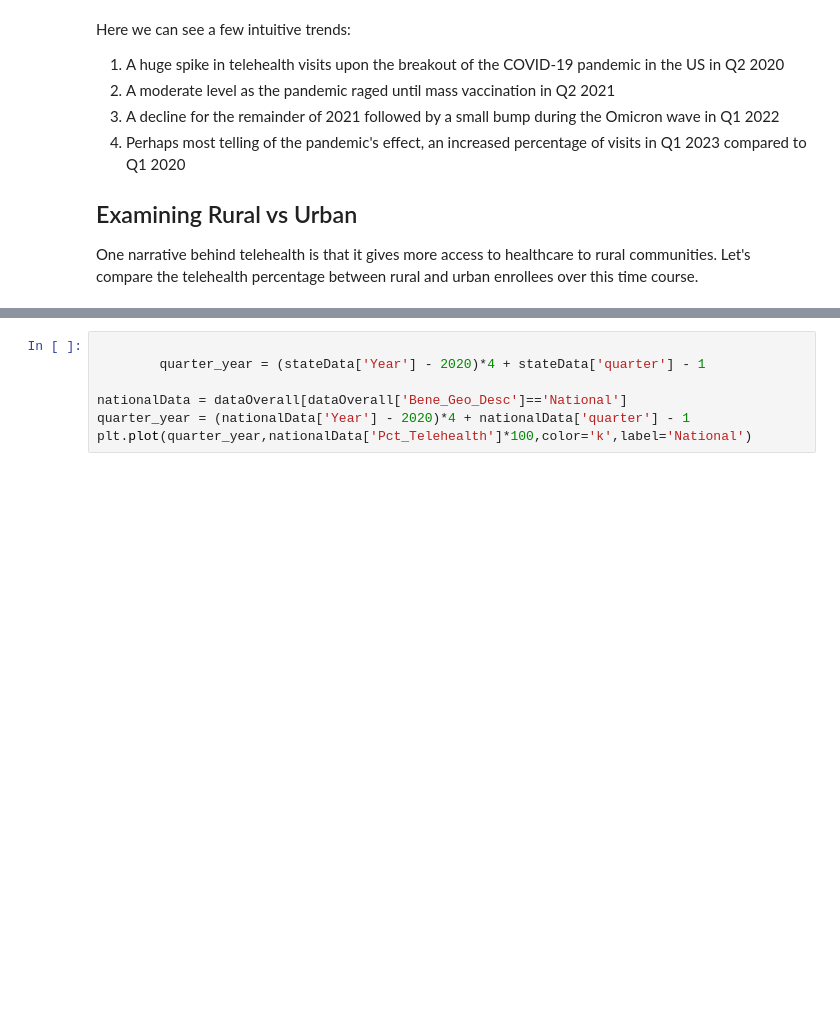
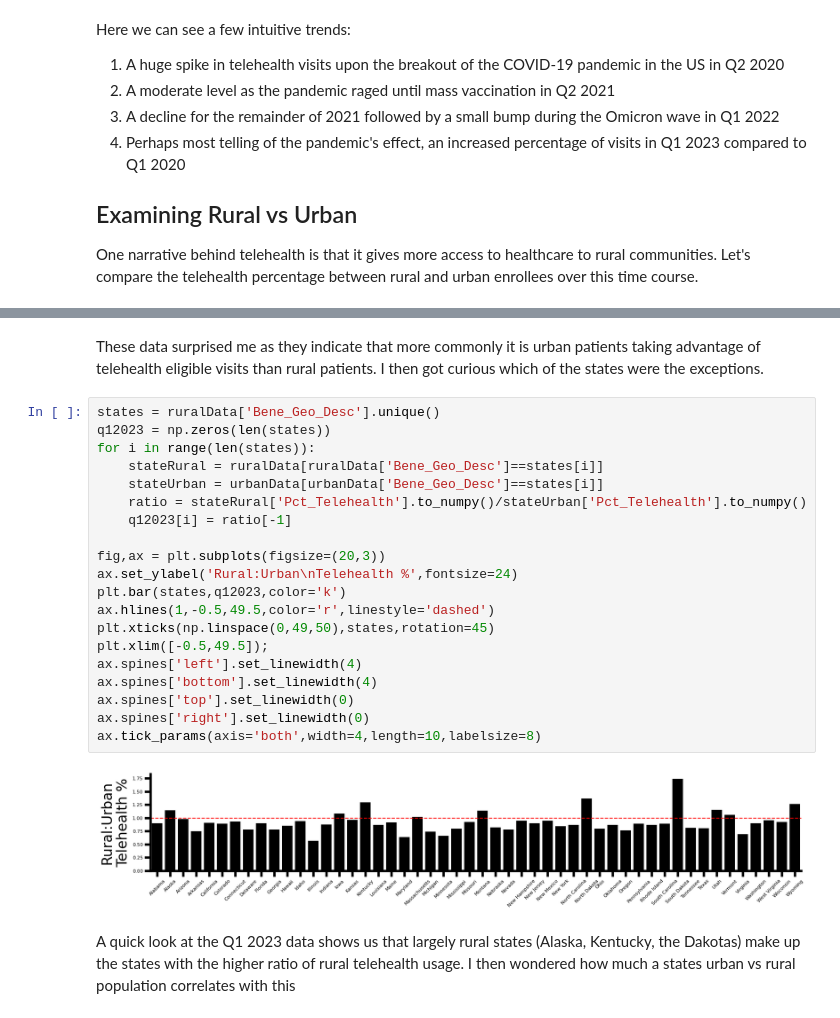
Before and after one commit to mark-aronson/healthcare_models, a Jupyter notebook: Medicare Telehealth.ipynb, the cells around one changed output, grey strips where cells are left out. Saved outputs shown, nothing was run; the diff lists cells and outputs as text; blank space fills up the shorter version.

```diff
--- a/Medicare Telehealth.ipynb
+++ b/Medicare Telehealth.ipynb
@@ -121,7 +134,26 @@ for i in range(len(states)):
-# %%
-
-        quarter_year = (stateData['Year'] - 2020)*4 + stateData['quarter'] - 1
-
-nationalData = dataOverall[dataOverall['Bene_Geo_Desc']=='National']
-quarter_year = (nationalData['Year'] - 2020)*4 + nationalData['quarter'] - 1
-plt.plot(quarter_year,nationalData['Pct_Telehealth']*100,color='k',label='National')
+# %% [markdown]
+These data surprised me as they indicate that more commonly it is urban patients taking advantage of telehealth eligible visits than rural patients. I then got curious which of the states were the exceptions.
+# %%
+states = ruralData['Bene_Geo_Desc'].unique()
+q12023 = np.zeros(len(states))
+for i in range(len(states)):
+    stateRural = ruralData[ruralData['Bene_Geo_Desc']==states[i]]
+    stateUrban = urbanData[urbanData['Bene_Geo_Desc']==states[i]]
+    ratio = stateRural['Pct_Telehealth'].to_numpy()/stateUrban['Pct_Telehealth'].to_numpy()
+    q12023[i] = ratio[-1]
+
+fig,ax = plt.subplots(figsize=(20,3))
+ax.set_ylabel('Rural:Urban\nTelehealth %',fontsize=24)
+plt.bar(states,q12023,color='k')
+ax.hlines(1,-0.5,49.5,color='r',linestyle='dashed')
+plt.xticks(np.linspace(0,49,50),states,rotation=45)
+plt.xlim([-0.5,49.5]);
+ax.spines['left'].set_linewidth(4)
+ax.spines['bottom'].set_linewidth(4)
+ax.spines['top'].set_linewidth(0)
+ax.spines['right'].set_linewidth(0)
+ax.tick_params(axis='both',width=4,length=10,labelsize=8)
+# %% [output]
+[figure, added]
+# %% [markdown]
+A quick look at the Q1 2023 data shows us that largely rural states (Alaska, Kentucky, the Dakotas) make up the states with the higher ratio of rural telehealth usage. I then wondered how much a states urban vs rural population correlates with this
```
Also changed, not shown: parts of 1 cell of this notebook.
